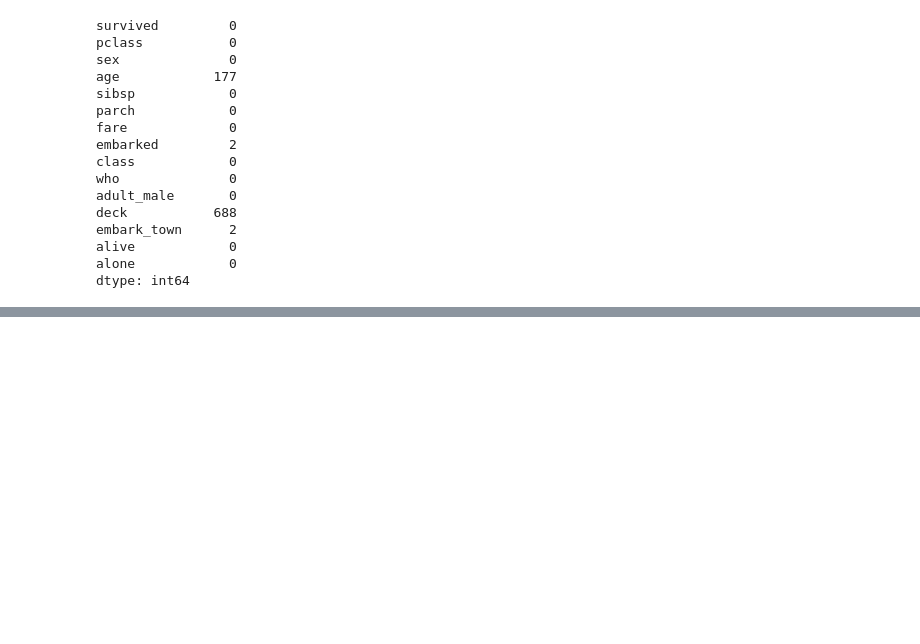
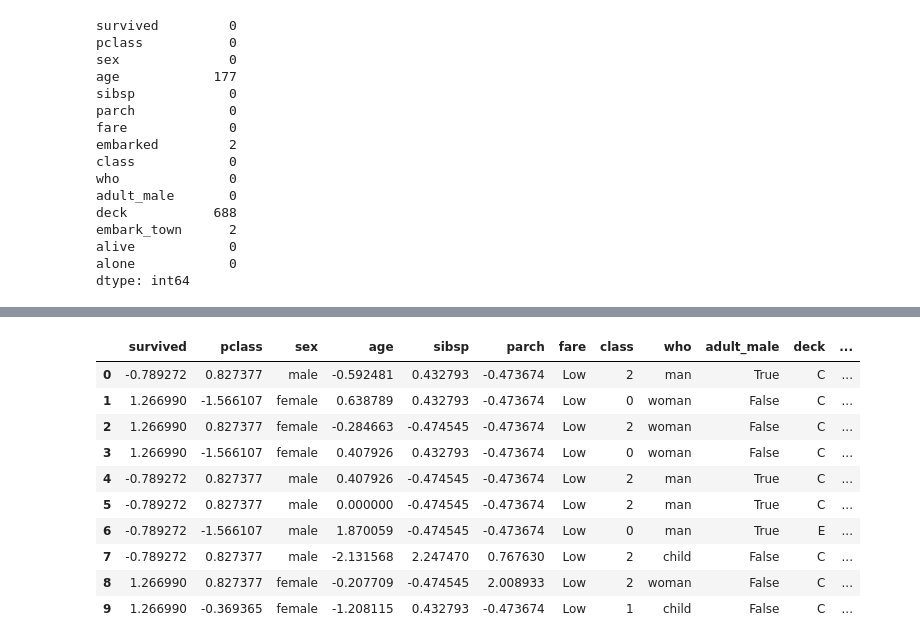
Before and after one commit to 23CSE301-MLB/encoding-binning-fscaling-Shravanthi20, a Jupyter notebook: week3.ipynb, the cells around one changed output, grey strips where cells are left out. Drawn from its saved outputs; the diff is of its cells as text; code cells hidden in the pictures; blank space fills up the shorter version.

```diff
--- a/week3.ipynb
+++ b/week3.ipynb
@@ -37,0 +119,2 @@ dtype: int64
+# %%
+df= df_imputed.copy()
@@ -37,0 +140,5 @@ dtype: int64
+# %%
+embarked_dummies = pd.get_dummies(df['embarked'], prefix='embarked')
+
+df = pd.concat([df, embarked_dummies], axis=1)
+df.drop('embarked', axis=1, inplace=True)
@@ -37,0 +154,4 @@ dtype: int64
+# %%
+from sklearn.preprocessing import LabelEncoder
+le = LabelEncoder()
+df['class'] = le.fit_transform(df['class'])
@@ -37,0 +167,16 @@ dtype: int64
+# %%
+df['fare']= pd.cut(df['fare'],bins=3,labels=['Low','Moderate','High'])
+# %%
+df.head(10).sort_values(by='fare',ascending=False)
+# %% [output]
+|  | survived | pclass | sex | age | sibsp | parch | fare | class | who | adult_male | deck | ... |
+| 0 | -0.789272 | 0.827377 | male | -0.592481 | 0.432793 | -0.473674 | Low | 2 | man | True | C | ... |
+| 1 | 1.266990 | -1.566107 | female | 0.638789 | 0.432793 | -0.473674 | Low | 0 | woman | False | C | ... |
+| 2 | 1.266990 | 0.827377 | female | -0.284663 | -0.474545 | -0.473674 | Low | 2 | woman | False | C | ... |
+| 3 | 1.266990 | -1.566107 | female | 0.407926 | 0.432793 | -0.473674 | Low | 0 | woman | False | C | ... |
+| 4 | -0.789272 | 0.827377 | male | 0.407926 | -0.474545 | -0.473674 | Low | 2 | man | True | C | ... |
+| 5 | -0.789272 | 0.827377 | male | 0.000000 | -0.474545 | -0.473674 | Low | 2 | man | True | C | ... |
+| 6 | -0.789272 | -1.566107 | male | 1.870059 | -0.474545 | -0.473674 | Low | 0 | man | True | E | ... |
+| 7 | -0.789272 | 0.827377 | male | -2.131568 | 2.247470 | 0.767630 | Low | 2 | child | False | C | ... |
+| 8 | 1.266990 | 0.827377 | female | -0.207709 | -0.474545 | 2.008933 | Low | 2 | woman | False | C | ... |
+| 9 | 1.266990 | -0.369365 | female | -1.208115 | 0.432793 | -0.473674 | Low | 1 | child | False | C | ... |
```
Also changed, not shown: parts of 10 cells of this notebook.
